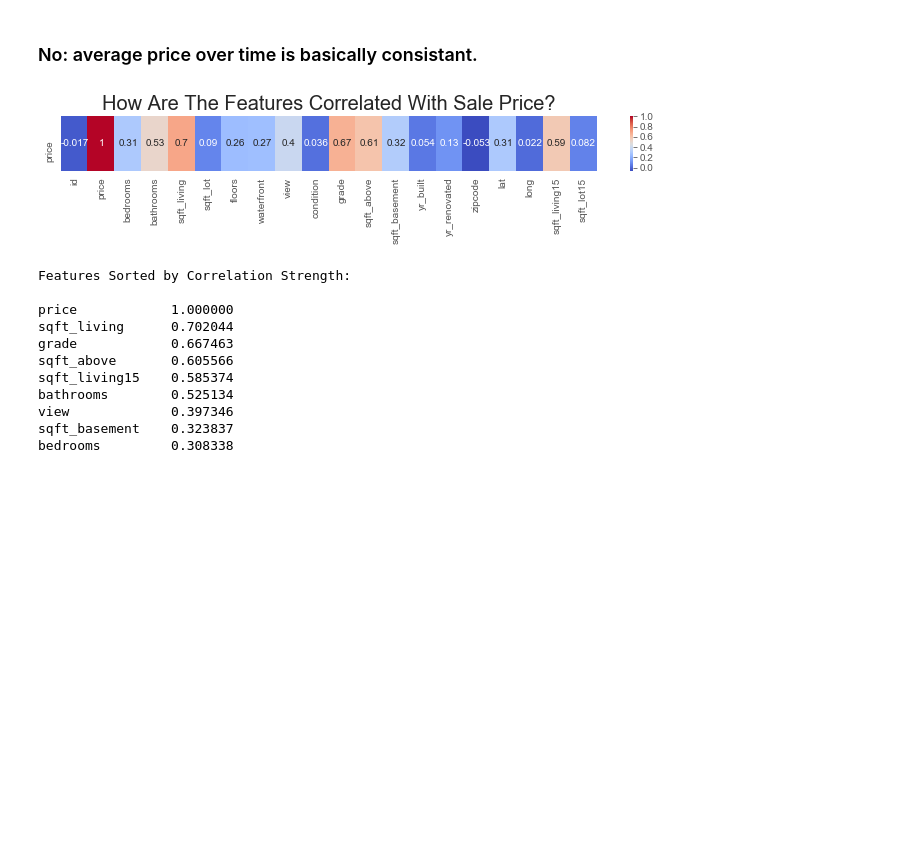
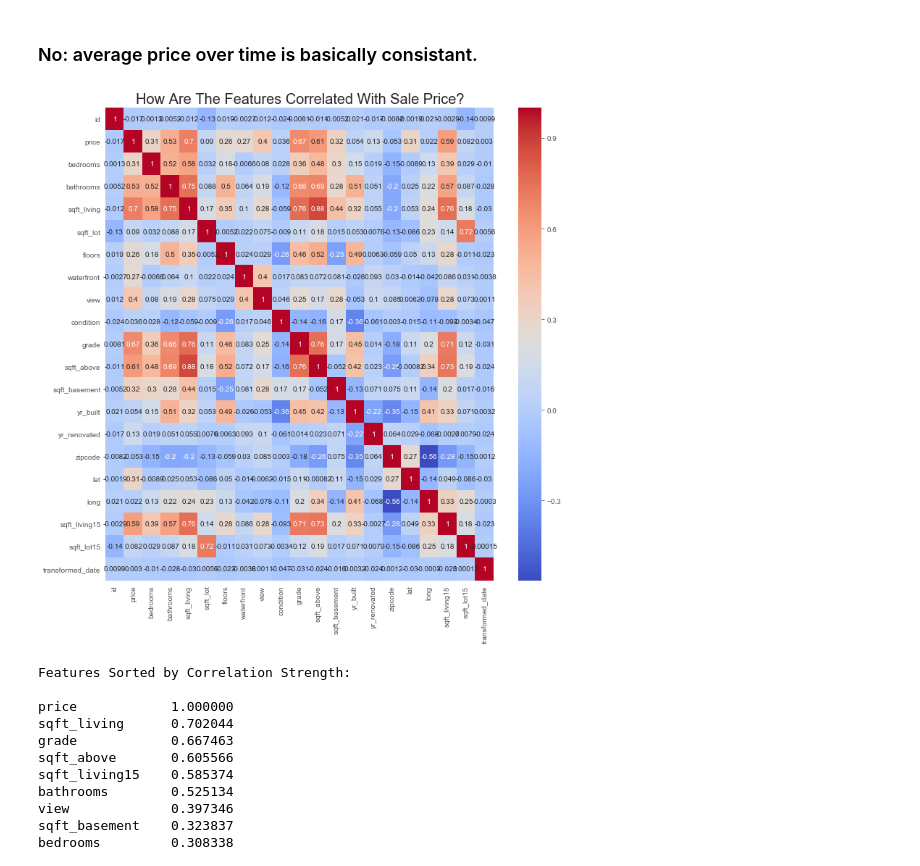
Before and after one commit to jeremymiller00/housing_prices, a Jupyter notebook: notebooks/report.ipynb, the cells around one changed output. Cells and saved outputs as stored; diff of their text form; code cells hidden in the pictures; blank space fills up the shorter version.

```diff
--- a/notebooks/report.ipynb
+++ b/notebooks/report.ipynb
@@ -77,14 +77,14 @@ av_price_vs_date(housing_df)
 # %%
 def target_corr_heatmap(df):
     # plots correlation coefficients for features against target in heatmap
-    plt.figure(figsize=(12,1))
-    sns.heatmap(housing_df.corr().iloc[1:2], annot=True, cmap='coolwarm')
+    plt.figure(figsize=(12,12))
+    sns.heatmap(housing_df.corr(), annot=True, cmap='coolwarm')
     plt.title("How Are The Features Correlated With Sale Price?", fontsize=20)
     plt.show()
 
 target_corr_heatmap(housing_df)
 # %% [output]
-[figure, old version]
+[figure, new version]
 # %%
 sorted_corrs = abs(housing_df.corr().loc['price']).sort_values(ascending=False)
 print("Features Sorted by Correlation Strength:\n\n{}".format(sorted_corrs))
```
Also changed, not shown: parts of 11 cells of this notebook.
